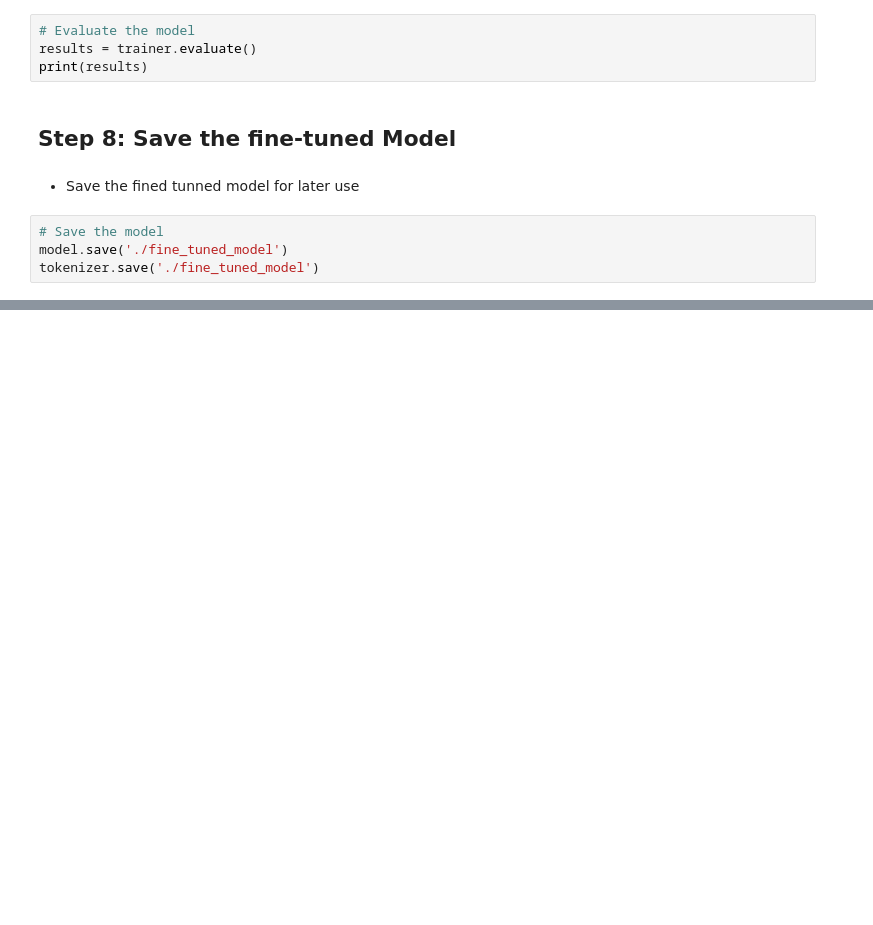
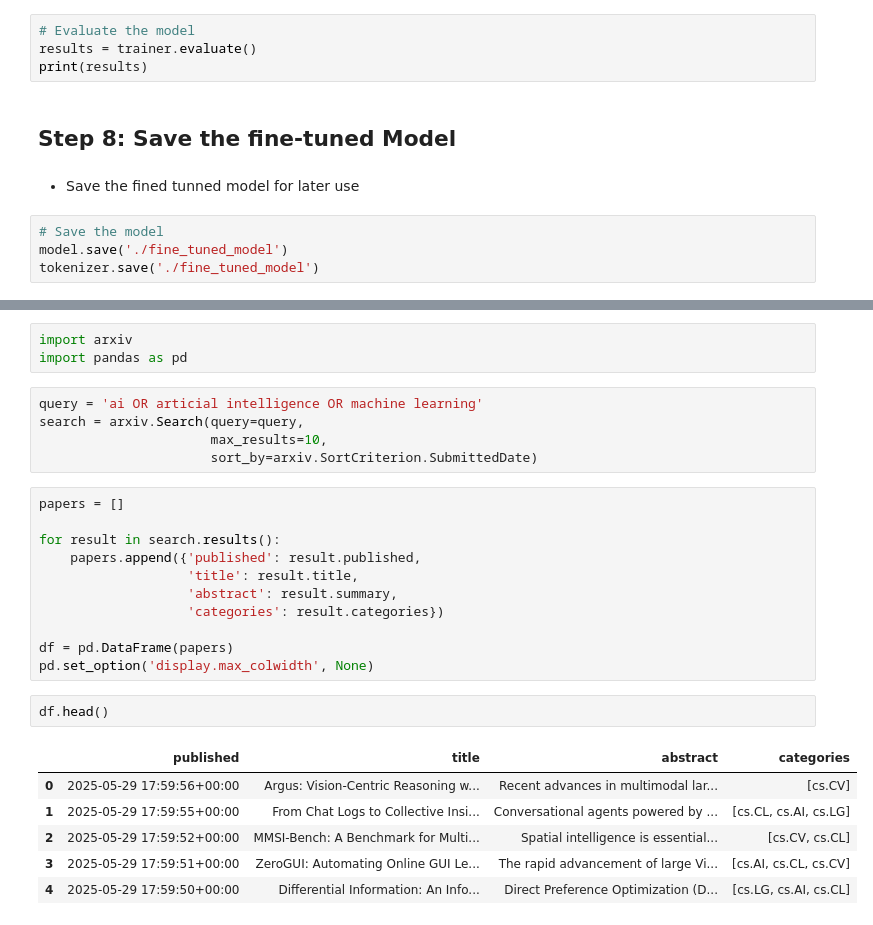
Before and after one commit to Lineker98/generative-AI, a Jupyter notebook: HuggingFace demo.ipynb, the cells around one changed output, grey strips where cells are left out. Drawn from its saved outputs; the diff is of its cells as text; blank space fills up the shorter version.

```diff
--- a/HuggingFace demo.ipynb
+++ b/HuggingFace demo.ipynb
@@ -336,0 +359,28 @@ tokenizer.save('./fine_tuned_model')
+# %%
+import arxiv
+import pandas as pd
+# %%
+query = 'ai OR articial intelligence OR machine learning'
+search = arxiv.Search(query=query,
+                      max_results=10,
+                      sort_by=arxiv.SortCriterion.SubmittedDate)
+# %%
+papers = []
+
+for result in search.results():
+    papers.append({'published': result.published,
+                   'title': result.title,
+                   'abstract': result.summary,
+                   'categories': result.categories})
+
+df = pd.DataFrame(papers)
+pd.set_option('display.max_colwidth', None)
+# %%
+df.head()
+# %% [output]
+|  | published | title | abstract | categories |
+| 0 | 2025-05-29 17:59:56+00:00 | Argus: Vision-Centric Reasoning w... | Recent advances in multimodal lar... | [cs.CV] |
+| 1 | 2025-05-29 17:59:55+00:00 | From Chat Logs to Collective Insi... | Conversational agents powered by ... | [cs.CL, cs.AI, cs.LG] |
+| 2 | 2025-05-29 17:59:52+00:00 | MMSI-Bench: A Benchmark for Multi... | Spatial intelligence is essential... | [cs.CV, cs.CL] |
+| 3 | 2025-05-29 17:59:51+00:00 | ZeroGUI: Automating Online GUI Le... | The rapid advancement of large Vi... | [cs.AI, cs.CL, cs.CV] |
+| 4 | 2025-05-29 17:59:50+00:00 | Differential Information: An Info... | Direct Preference Optimization (D... | [cs.LG, cs.AI, cs.CL] |
```
Also changed, not shown: parts of 4 cells of this notebook.
